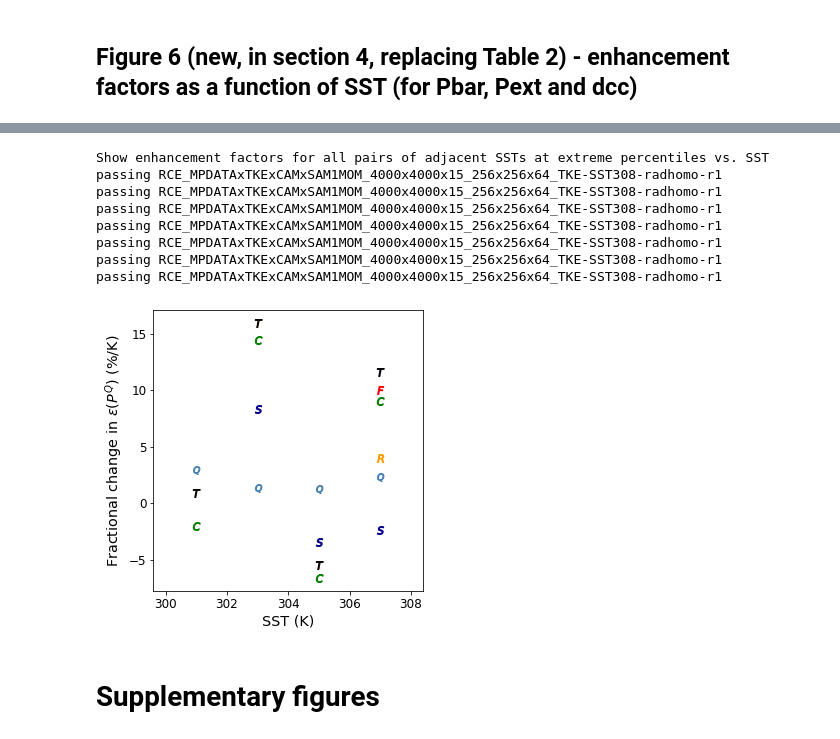
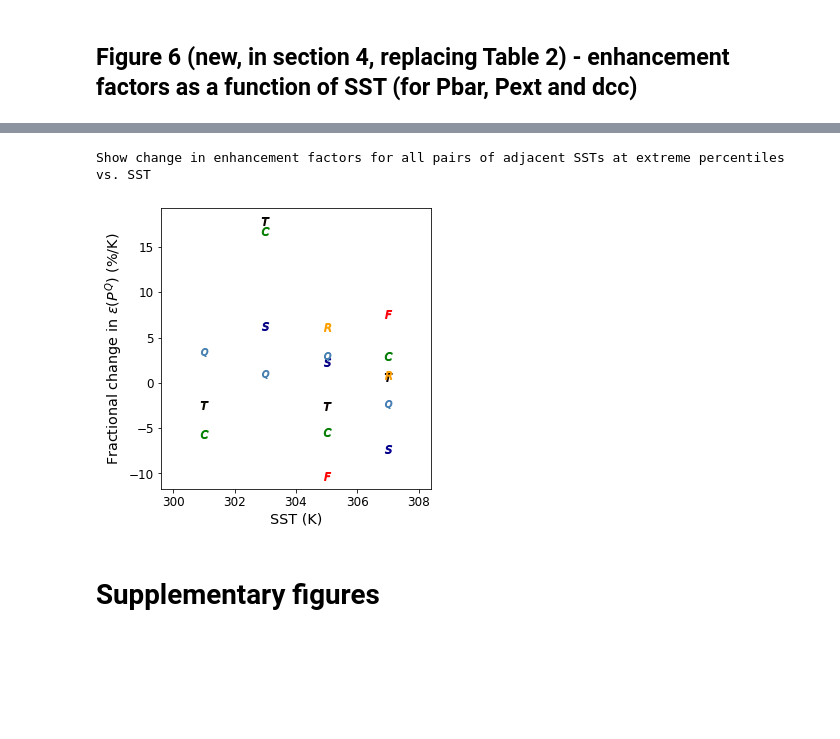
Before and after one commit to bfildier/Fildier2020, a Jupyter notebook: scripts/AdditionalFigures1stRev.ipynb, the cells around one changed output, grey strips where cells are left out. Cells and saved outputs as stored; diff of their text form; code cells hidden in the pictures; blank space fills up the shorter version.

```diff
--- a/scripts/AdditionalFigures1stRev.ipynb
+++ b/scripts/AdditionalFigures1stRev.ipynb
@@ -563,7 +940,11 @@ SST_ef_2exclude = (0,1),(0,2),(0,3),(1,1),(1,2)
 # %%
 print("compute values for enhancemnet factors for precipitation efficiency argument")
 
+mean_pr_array = np.nan*np.zeros((n_SSTs,n_sims))
 prQ_array = np.nan*np.zeros((n_SSTs,n_sims))
+pr999_array = np.nan*np.zeros((n_SSTs,n_sims))
+pr9999_array = np.nan*np.zeros((n_SSTs,n_sims))
+pr99999_array = np.nan*np.zeros((n_SSTs,n_sims))
 
 ###--- Fixed climate quantities
 
@@ -573,11 +954,16 @@ for i_SST in range(n_SSTs):
 
     for i_sim in range(n_sims):
 
-        simname = simname_patterns[i_sim]%SST
+        simname = simname_patterns[i_sim]%(SST,realiz[SST][i_sim])
 
         # mean of extremes
-        prQ = np.nanmean(perc_ILQ_pr[simname][sQext])
-        prQ_array[i_SST,i_sim] = prQ
+#         prQ = np.nanmean(perc_ILQ_pr[simname][sQext])
+#         prQ_array[i_SST,i_sim] = prQ
+        mean_pr_array[i_SST,i_sim] = mean_pr[simname]
+        prQ_array[i_SST,i_sim] = np.mean(distributions[simname].percentiles[sQext])
+        pr999_array[i_SST,i_sim] = distributions[simname].percentiles[iQ999]
+        pr9999_array[i_SST,i_sim] = distributions[simname].percentiles[iQ9999]
+        pr99999_array[i_SST,i_sim] = distributions[simname].percentiles[iQ99999]
 
 
 ###--- Fractional change quantities
@@ -605,7 +991,11 @@ for key in 'prQ_array',:
     setattr(thismodule,"norm_%s"%key,norm_array)
 
 # compute difference in fractional changes in each component with Dref
+delta_mean_pr_array = deltaFracChange(mean_pr_array)
 delta_prQ_array = deltaFracChange(prQ_array)
+delta_pr999_array = deltaFracChange(pr999_array)
+delta_pr9999_array = deltaFracChange(pr9999_array)
+delta_pr99999_array = deltaFracChange(pr99999_array)
 
 
 ###--- Enhancement factors
@@ -649,7 +1039,7 @@ def printEFArrayAsLatexTable(array):
 
 
 # compute enhancement of each component in comparison with Dref
-for key in 'prQ_array',:
+for key in 'mean_pr_array','prQ_array','pr999_array','pr9999_array','pr99999_array':
 
     array = getattr(thismodule,key)
     ef_array = computeEnhancementFactors(array)
@@ -679,8 +1147,11 @@ compute values for enhancemnet factors for precipitation efficiency argument
 # %%
 
-print("Show enhancement factors for all pairs of adjacent SSTs at extreme percentiles vs. SST")
+print("Show change in enhancement factors for all pairs of adjacent SSTs at extreme percentiles vs. SST")
 
-s = sQ
+ext_lab = 'pr9999'
+ef2show = getattr(thismodule,'ef_%s_array'%ext_lab)
+# ef2show_all = [getattr(thismodule,'ef_%s_array'%pr_lab) for pr_lab in ['mean_pr','pr999']]
+# labels = ['\overline{P}','P^{99.9}']
 
 dSST = 2
 
@@ -690,14 +1161,16 @@ for i_SST in range(4):
 
     SST = SSTs[i_SST]
 
+    Nc = 0
+
     for i_ef in range(n_ef):
 
         Nc += 1 # Count to reverse x axis once reach last curve
 
-        if (i_SST,ef_inds[i_ef][0]) in sims2exclude or (i_SST,ef_inds[i_ef][1]) in sims2exclude:
-            print("passing %s"%simname)
-#             print(' passing')
-            continue
+#         if (i_SST,ef_inds[i_ef][0]) in sims2exclude or (i_SST,ef_inds[i_ef][1]) in sims2exclude:
+#             print("passing %s"%simname)
+# #             print(' passing')
+#             continue
 
         col = SST_col[i_SST]
 
@@ -715,45 +1188,38 @@ for i_SST in range(4):
         x = SST+dSST/2
 
         # y
-        ef_cold = ef_prQ_array[i_SST,i_ef]
-        ef_warm = ef_prQ_array[i_SST+1,i_ef]
+        ef_cold = ef2show[i_SST,i_ef]
+        ef_warm = ef2show[i_SST+1,i_ef]
         y = (ef_warm/ef_cold-1)*100
 
         ax.plot(x,y,marker="$ {} $".format(ef_markers[i_ef]), ms=8, markerfacecolor=mfc,markeredgecolor=col, markeredgewidth=mw)
 
 
 # ax.legend(loc='lower left',fontsize=11)
 ax.set_xlabel('SST (K)')
 ax.set_ylabel(r'Fractional change in $\varepsilon (P^Q)$ (%/K)')
 ax.set_xlim((SSTs[0]-0.4,SSTs[-1]+0.4))
 
-plt.savefig(os.path.join(figuredir,'fracchange_ef_prQ_vs_SST.pdf'),
+plt.savefig(os.path.join(figuredir,'fracchange_ef_%s_vs_SST.pdf'%ext_lab),
             bbox_layout='tight')
 plt.show()
 
 
 
 
 
 
 
 
 # # Save boundaries for legend
 # x,y,w,h = ax.get_position().bounds
 # x_left = np.nanmin(np.array([x,x_left]))
 # x_right = np.nanmax(np.array([x+w,x_right]))
 # y_bot = np.nanmin(np.array([y,y_bot]))
 # y_top = np.nanmax(np.array([y+h,y_top]))
 # %% [output]
-Show enhancement factors for all pairs of adjacent SSTs at extreme percentiles vs. SST
-passing RCE_MPDATAxTKExCAMxSAM1MOM_4000x4000x15_256x256x64_TKE-SST308-radhomo-r1
-passing RCE_MPDATAxTKExCAMxSAM1MOM_4000x4000x15_256x256x64_TKE-SST308-radhomo-r1
-passing RCE_MPDATAxTKExCAMxSAM1MOM_4000x4000x15_256x256x64_TKE-SST308-radhomo-r1
-passing RCE_MPDATAxTKExCAMxSAM1MOM_4000x4000x15_256x256x64_TKE-SST308-radhomo-r1
-passing RCE_MPDATAxTKExCAMxSAM1MOM_4000x4000x15_256x256x64_TKE-SST308-radhomo-r1
-passing RCE_MPDATAxTKExCAMxSAM1MOM_4000x4000x15_256x256x64_TKE-SST308-radhomo-r1
-passing RCE_MPDATAxTKExCAMxSAM1MOM_4000x4000x15_256x256x64_TKE-SST308-radhomo-r1
+Show change in enhancement factors for all pairs of adjacent SSTs at extreme percentiles vs. SST
-[figure, old version]
+[figure, new version]
 # %% [markdown]
 # Supplementary figures
 # %% [markdown]
```
Also changed, not shown: parts of 14 cells of this notebook, 11 other files.
